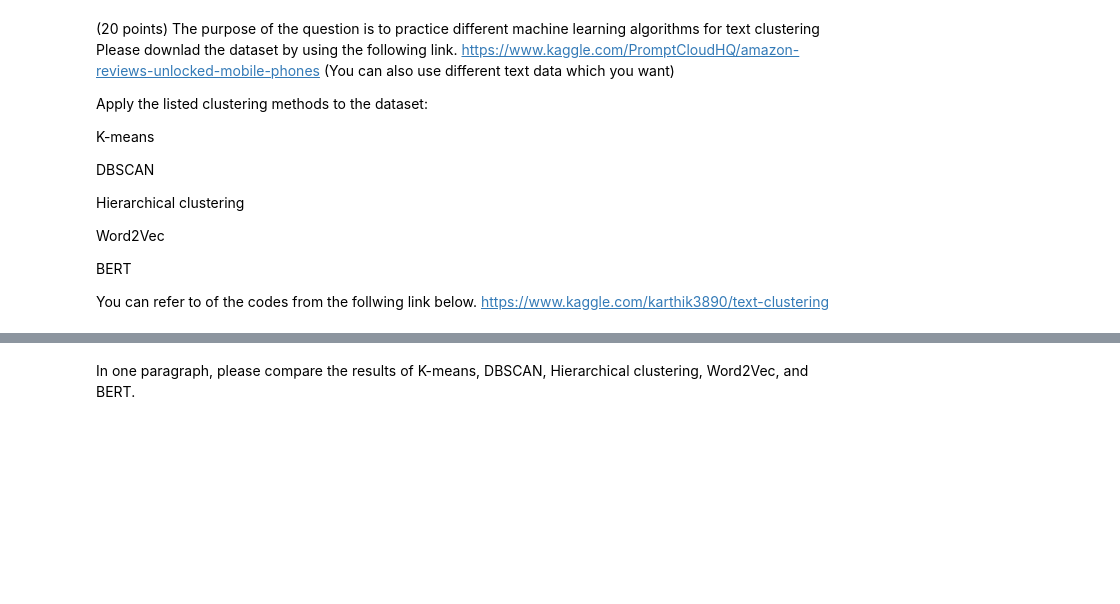
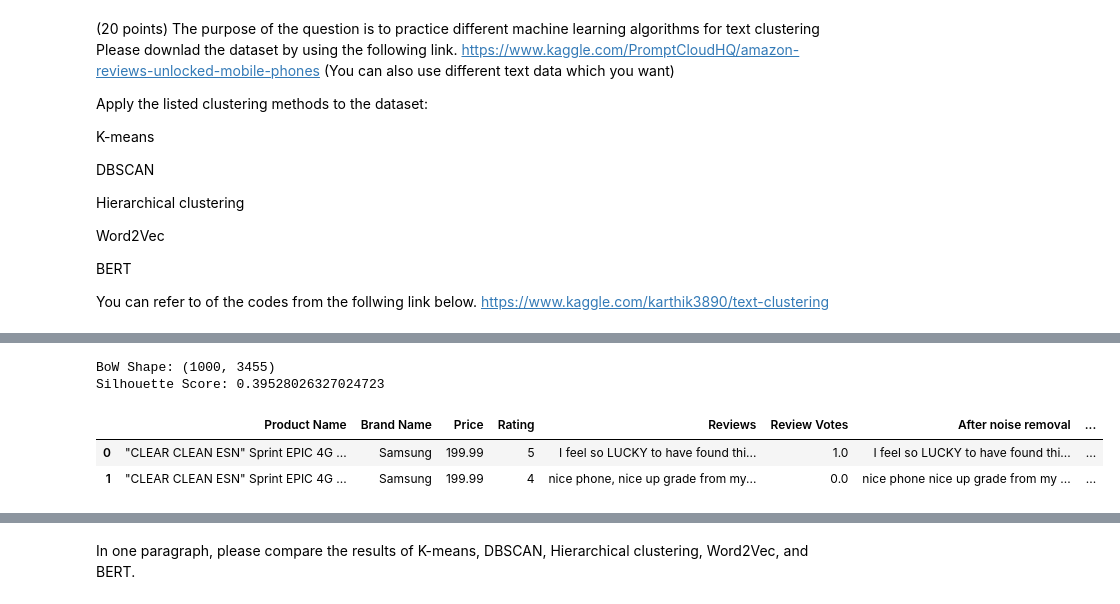
Before and after one commit to saikumar-dumpoju/Saikumar_INFO5731_Fall2023, a Jupyter notebook: Dumpoju_Exercise_05.ipynb, the cells around one changed output, grey strips where cells are left out. Saved outputs shown, nothing was run; the diff lists cells and outputs as text; code cells hidden in the pictures; blank space fills up the shorter version.

```diff
--- a/Dumpoju_Exercise_05.ipynb
+++ b/Dumpoju_Exercise_05.ipynb
@@ -250,0 +301,33 @@ https://www.kaggle.com/karthik3890/text-clustering
+# %%
+# K-means - Method 2
+# Generating bag of words features.
+from sklearn.feature_extraction.text import CountVectorizer
+
+# Creating bag of words (BoW) features
+count_vect = CountVectorizer()
+bow = count_vect.fit_transform(cluster_data_df['Reviews'].values)
+print(f"BoW Shape: {bow.shape}")
+
+# K-means clustering
+from sklearn.cluster import KMeans
+model = KMeans(n_clusters=10, init='k-means++', random_state=99)
+model.fit(bow)
+labels = model.labels_
+cluster_centers = model.cluster_centers_
+
+# Silhouette Score
+from sklearn import metrics
+silhouette_score = metrics.silhouette_score(bow, labels, metric='euclidean')
+print(f"Silhouette Score: {silhouette_score}")
+
+# Adding cluster labels to the dataframe
+cluster_data_df['Bow Clus Label'] = model.labels_
+
+# Displaying the first 2 rows of the dataframe
+cluster_data_df.head(2)
+# %% [output]
+BoW Shape: (1000, 3455)
+Silhouette Score: 0.39528026327024723
+|  | Product Name | Brand Name | Price | Rating | Reviews | Review Votes | After noise removal | ... |
+| 0 | "CLEAR CLEAN ESN" Sprint EPIC 4G ... | Samsung | 199.99 | 5 | I feel so LUCKY to have found thi... | 1.0 | I feel so LUCKY to have found thi... | ... |
+| 1 | "CLEAR CLEAN ESN" Sprint EPIC 4G ... | Samsung | 199.99 | 4 | nice phone, nice up grade from my... | 0.0 | nice phone nice up grade from my ... | ... |
```
Also changed, not shown: parts of 23 cells of this notebook.
